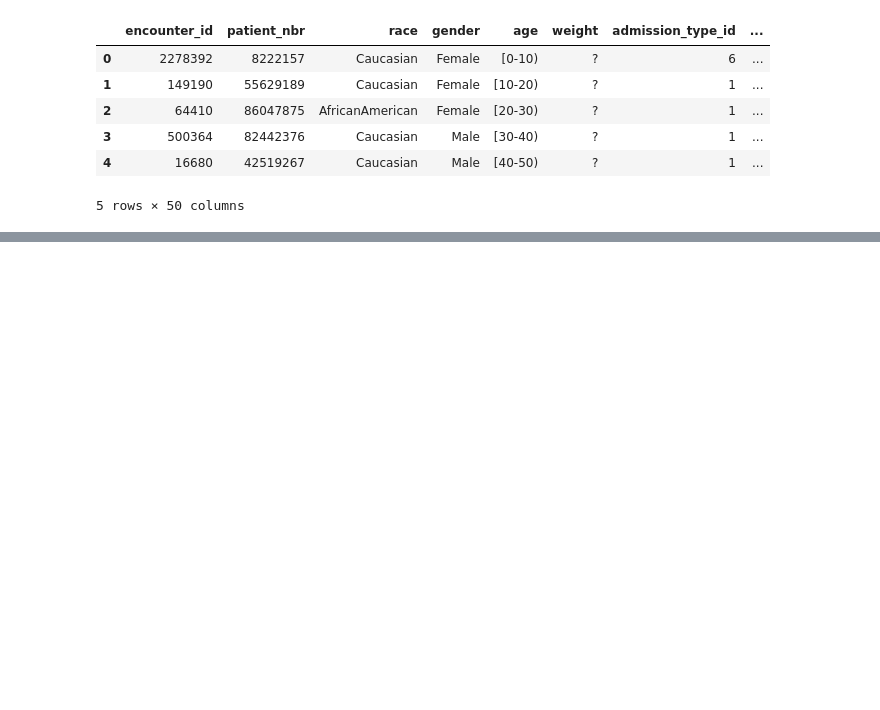
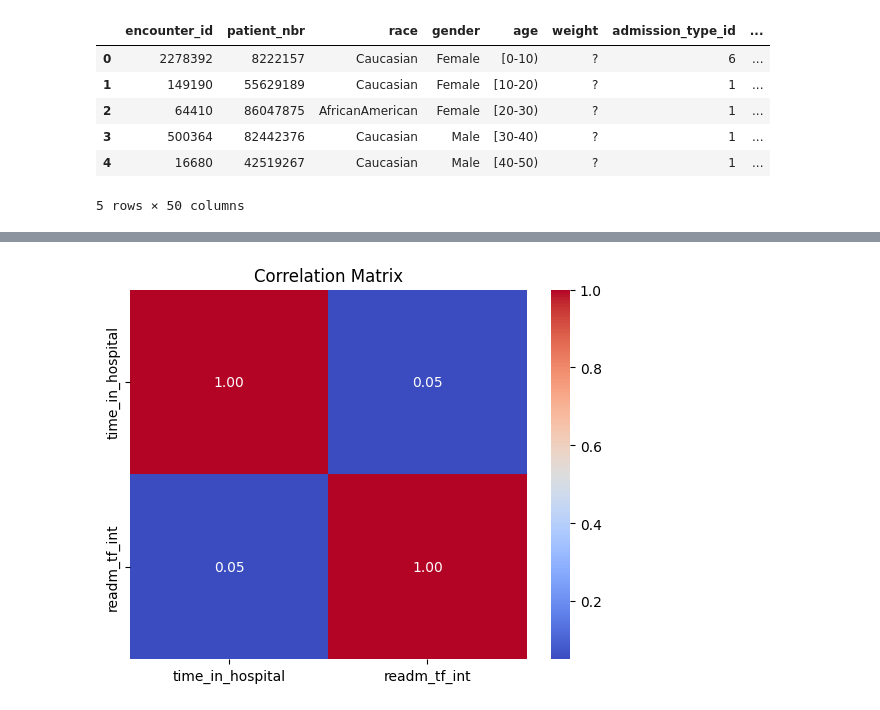
Before and after one commit to TGurke13/Group-Project2, a Jupyter notebook: main_scott.ipynb, the cells around one changed output, grey strips where cells are left out. Cells and saved outputs as stored; diff of their text form; code cells hidden in the pictures; blank space fills up the shorter version.

```diff
--- a/main_scott.ipynb
+++ b/main_scott.ipynb
@@ -27,0 +22,4 @@ df.head()
+# %%
+df["readm_tf_int"] = df["readmitted"].apply(lambda x: 1 if x in ["<30", ">30"] else 0)
+
+df.head()
@@ -27,0 +34,12 @@ df.head()
+# %%
+data = pd.DataFrame({
+    "time_in_hospital": df["time_in_hospital"].values,
+    "readm_tf_int": df["readm_tf_int"].values
+})
+
+correlMatrix = data.corr()
+sns.heatmap(correlMatrix, annot=True, cmap='coolwarm', fmt=".2f")
+plt.title('Correlation Matrix')
+plt.show()
+# %% [output]
+[figure, added]
```
Also changed, not shown: parts of 4 cells of this notebook, 3 other files.
